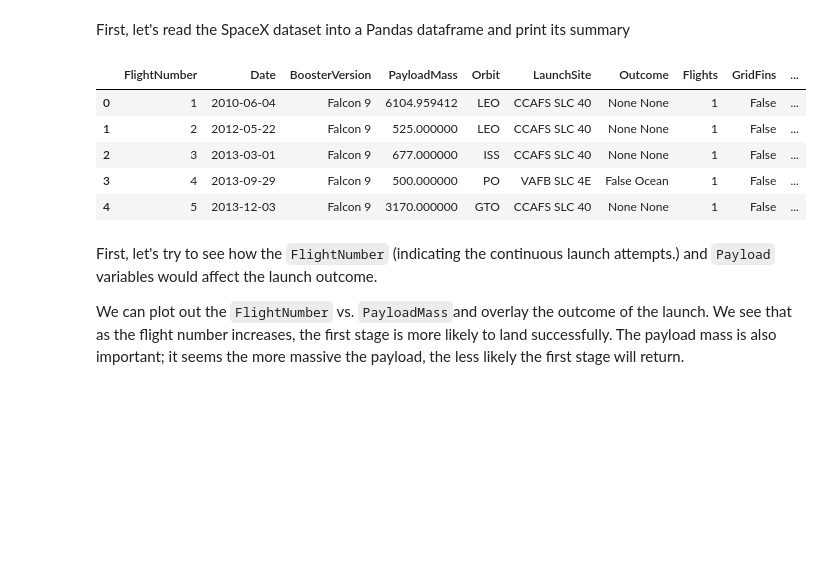
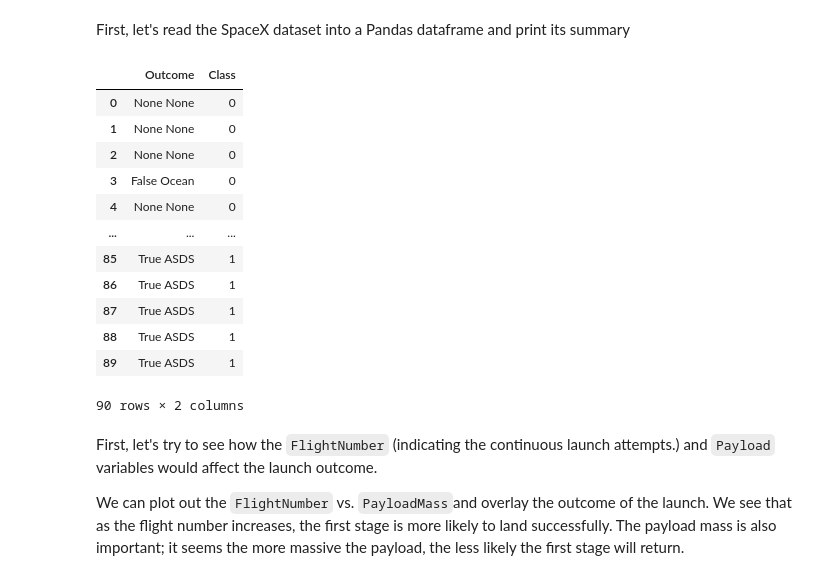
Before and after one commit to FauxObsolete/IBMDataScience, a Jupyter notebook: eda-dataviz.ipynb, the cells around one changed output. Saved outputs shown, nothing was run; the diff lists cells and outputs as text; code cells hidden in the pictures; blank space fills up the shorter version.

```diff
--- a/eda-dataviz.ipynb
+++ b/eda-dataviz.ipynb
@@ -73,18 +73,27 @@ First, let's read the SpaceX dataset into a Pandas dataframe and print its summa
 # %%
 df=pd.read_csv("https://cf-courses-data.s3.us.cloud-object-storage.appdomain.cloud/IBM-DS0321EN-SkillsNetwork/datasets/dataset_part_2.csv")
 
 # If you were unable to complete the previous lab correctly you can uncomment and load this csv
 
 # df = pd.read_csv('https://cf-courses-data.s3.us.cloud-object-storage.appdomain.cloud/IBMDeveloperSkillsNetwork-DS0701EN-SkillsNetwork/api/dataset_part_2.csv')
 
 df.head(5)
+
+df[['Outcome','Class']]
 # %% [output]
-|  | FlightNumber | Date | BoosterVersion | PayloadMass | Orbit | LaunchSite | Outcome | Flights | GridFins | ... |
-| 0 | 1 | 2010-06-04 | Falcon 9 | 6104.959412 | LEO | CCAFS SLC 40 | None None | 1 | False | ... |
-| 1 | 2 | 2012-05-22 | Falcon 9 | 525.000000 | LEO | CCAFS SLC 40 | None None | 1 | False | ... |
-| 2 | 3 | 2013-03-01 | Falcon 9 | 677.000000 | ISS | CCAFS SLC 40 | None None | 1 | False | ... |
-| 3 | 4 | 2013-09-29 | Falcon 9 | 500.000000 | PO | VAFB SLC 4E | False Ocean | 1 | False | ... |
-| 4 | 5 | 2013-12-03 | Falcon 9 | 3170.000000 | GTO | CCAFS SLC 40 | None None | 1 | False | ... |
+|  | Outcome | Class |
+| 0 | None None | 0 |
+| 1 | None None | 0 |
+| 2 | None None | 0 |
+| 3 | False Ocean | 0 |
+| 4 | None None | 0 |
+| ... | ... | ... |
+| 85 | True ASDS | 1 |
+| 86 | True ASDS | 1 |
+| 87 | True ASDS | 1 |
+| 88 | True ASDS | 1 |
+| 89 | True ASDS | 1 |
+90 rows × 2 columns
 # %% [markdown]
 First, let's try to see how the `FlightNumber` (indicating the continuous launch attempts.) and `Payload` variables would affect the launch outcome.
 
```
Also changed, not shown: parts of 5 cells of this notebook, 4 other files.
